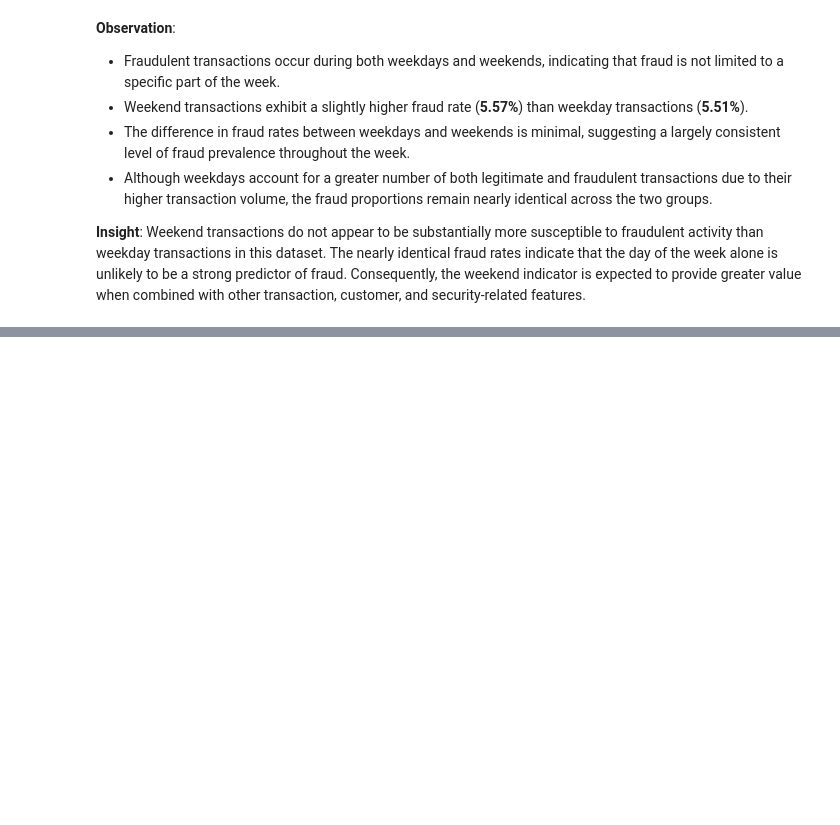
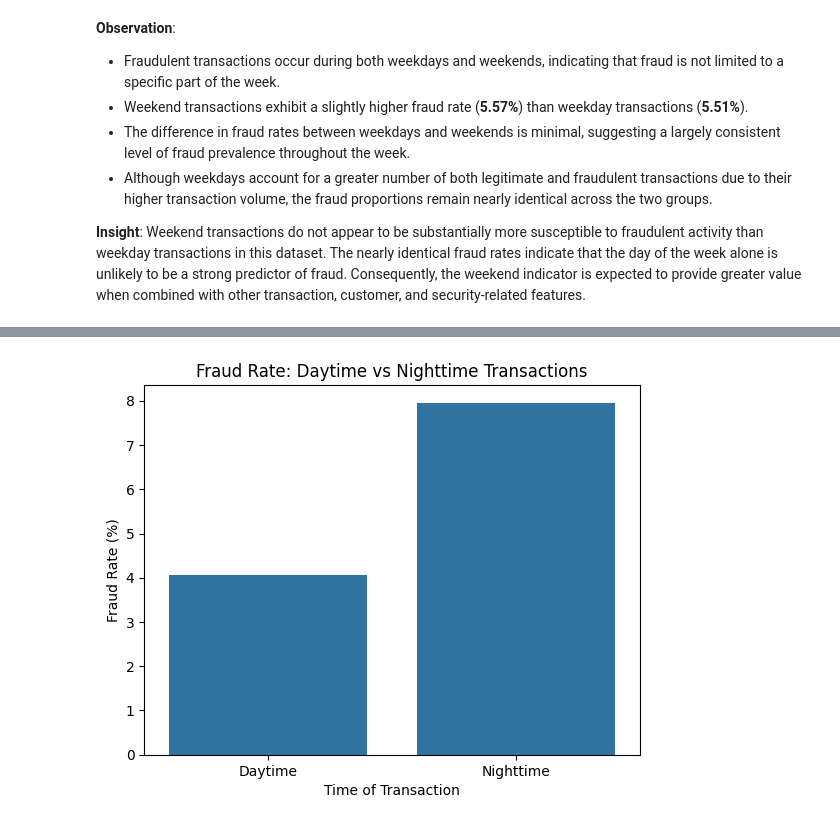
Before and after one commit to abhi-saurav-saroya/bank-fraud-eda, a Jupyter notebook: notebooks/02_exploratory_data_analysis.ipynb, the cells around one changed output, grey strips where cells are left out. Cells and saved outputs as stored; diff of their text form; code cells hidden in the pictures; blank space fills up the shorter version.

```diff
--- a/notebooks/02_exploratory_data_analysis.ipynb
+++ b/notebooks/02_exploratory_data_analysis.ipynb
@@ -2230,0 +2272,19 @@ plt.show()
+# %%
+night_fraud_rate = (
+    df.groupby("is_night_transaction")["is_fraud"]
+      .mean()
+      .mul(100)
+)
+
+sns.barplot(
+    x=["Daytime", "Nighttime"],
+    y=night_fraud_rate.values
+)
+
+plt.title("Fraud Rate: Daytime vs Nighttime Transactions")
+plt.xlabel("Time of Transaction")
+plt.ylabel("Fraud Rate (%)")
+
+plt.show()
+# %% [output]
+[figure, added]
```
Also changed, not shown: parts of 5 cells of this notebook.
